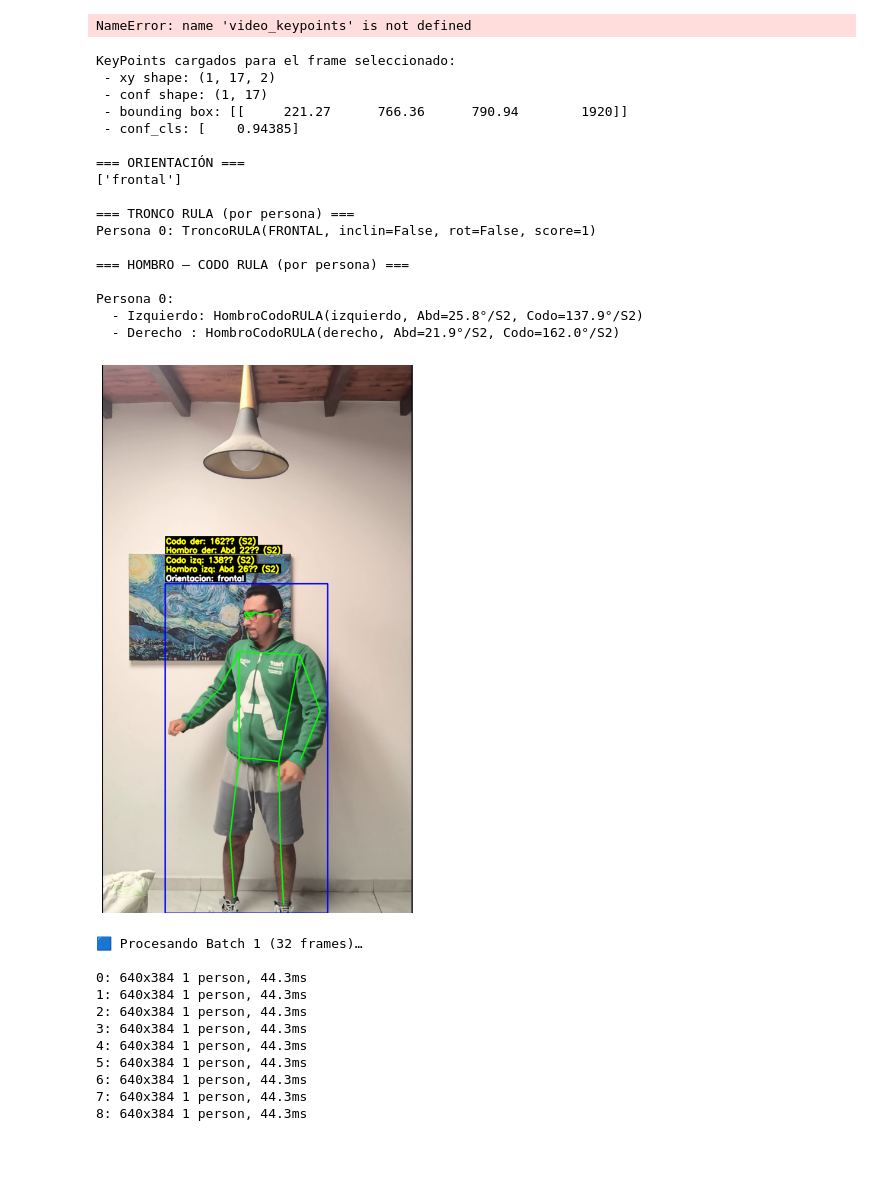
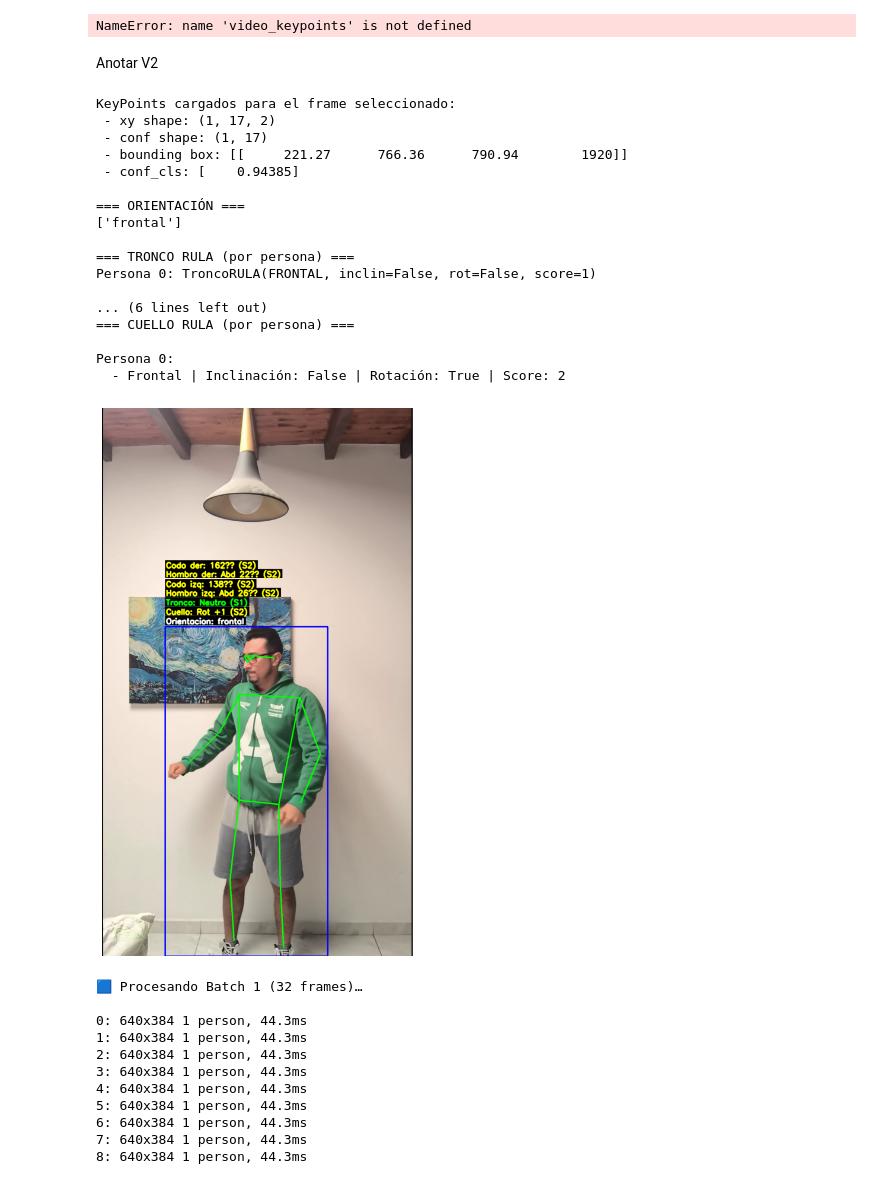
Before and after one commit to wilsonfranco21/yolopose, a Jupyter notebook: Yolo_Pose_Detection_ok3v2oct.ipynb, the cells around one changed output. Drawn from its saved outputs; the diff is of its cells as text; code cells hidden in the pictures; blank space fills up the shorter version.

Commit message:
mejora de cuello,falta individualziar el score de solo hombro y q calcule solo scrore de codo

```diff
--- a/Yolo_Pose_Detection_ok3v2oct.ipynb
+++ b/Yolo_Pose_Detection_ok3v2oct.ipynb
@@ -1649,6 +2875,8 @@ annotated = box_annotator.annotate(annotated, detection)
 sv.plot_image(annotated)
 # %% [output]
 NameError: name 'video_keypoints' is not defined
+# %% [markdown]
+Anotar V2
 # %%
 # ============================================================
 # PARA ANOTAR (O.P.A. V4) — Incluye orientación, tronco y hombro–codo
@@ -1691,39 +2919,65 @@ if 'hombro_codo_rula' in kp_last.data:
         print("  - Izquierdo:", hc['izquierdo'])
         print("  - Derecho :", hc['derecho'])
 
+# CUELLO
+if 'calcular_cuello_rula' in kp_last.data:
+    print("\n=== CUELLO RULA (por persona) ===")
+    for idx, c in enumerate(kp_last['calcular_cuello_rula']):
+        print(f"\nPersona {idx}:")
+
+        if not c.cuello_valido:
+            print("  - Cuello inválido:", c.error)
+            continue
+
+        if c.orientacion_persona == 'frontal':
+            print(
+                f"  - Frontal | "
+                f"Inclinación: {c.inclinacion_lateral} | "
+                f"Rotación: {c.rotacion} | "
+                f"Score: {c.score_total}"
+            )
+
+        elif c.orientacion_persona == 'lateral':
+            print(
+                f"  - Lateral | "
+                f"{c.tipo_movimiento.capitalize()} "
+                f"{c.angulo_flex_ext_deg:.1f}° | "
+                f"Score: {c.score_total}"
+            )
+
 
 # ===============================
 # Visualización del frame - Keypoints + BBoxes
 # ===============================
 
 frame_ejemplo = annotated_images[-1]   # último frame anotado, igual que el kp_last
 
 edge_annotator = sv.EdgeAnnotator(color=sv.Color.GREEN, thickness=2)
 annotated = edge_annotator.annotate(scene=frame_ejemplo.copy(), key_points=kp_last)
 
 box_annotator = sv.BoxAnnotator(thickness=3, color=sv.Color.BLUE)
 annotated = box_annotator.annotate(annotated, det_last)
 
 sv.plot_image(annotated)
 # %% [output]
 KeyPoints cargados para el frame seleccionado:
  - xy shape: (1, 17, 2)
  - conf shape: (1, 17)
  - bounding box: [[     221.27      766.36      790.94        1920]]
  - conf_cls: [    0.94385]
 
 === ORIENTACIÓN ===
 ['frontal']
 
 === TRONCO RULA (por persona) ===
 Persona 0: TroncoRULA(FRONTAL, inclin=False, rot=False, score=1)
 
-=== HOMBRO – CODO RULA (por persona) ===
+... (6 lines left out)
+=== CUELLO RULA (por persona) ===
 
 Persona 0:
-  - Izquierdo: HombroCodoRULA(izquierdo, Abd=25.8°/S2, Codo=137.9°/S2)
-  - Derecho : HombroCodoRULA(derecho, Abd=21.9°/S2, Codo=162.0°/S2)
+  - Frontal | Inclinación: False | Rotación: True | Score: 2
-[figure, old version]
+[figure, new version]
 # %%
 import pandas as pd
 
```
Also changed, not shown: parts of 21 cells of this notebook.
